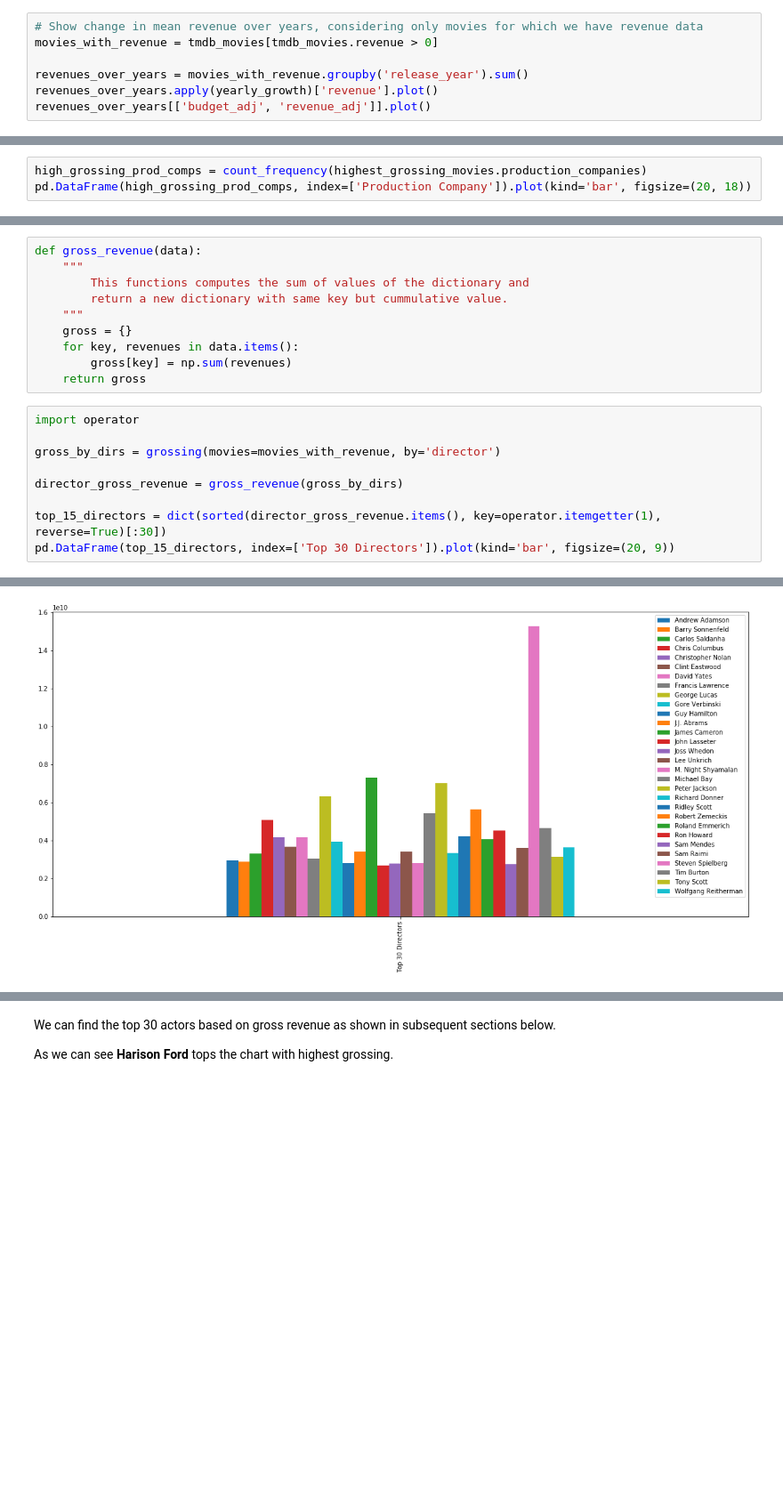
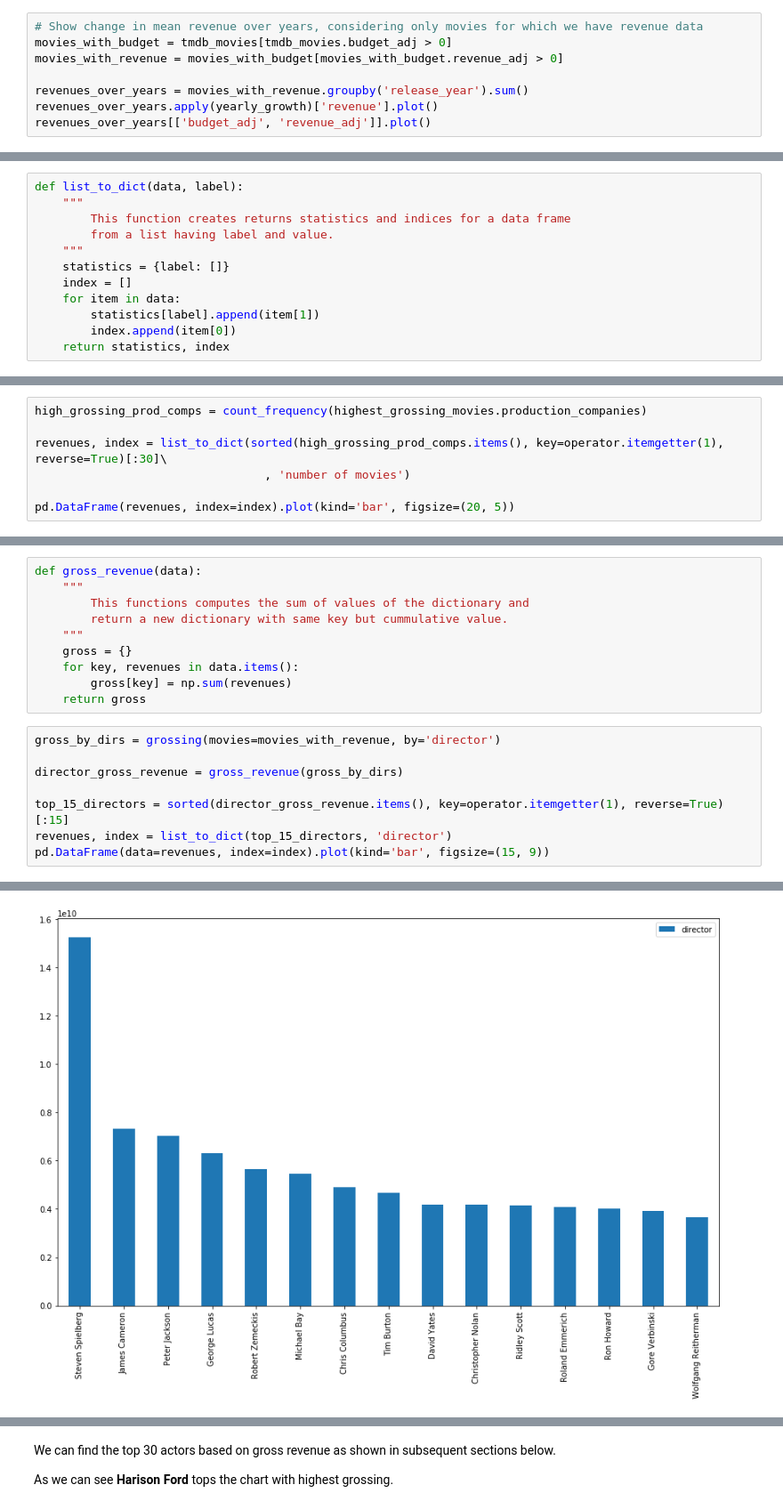
Before and after one commit to vikashvverma/machine-learning, a Jupyter notebook: mlfoundation/istat/project/investigate-a-dataset-template.ipynb, the cells around one changed output, grey strips where cells are left out. Shown at 89% size. Saved outputs shown, nothing was run; the diff lists cells and outputs as text; blank space fills up the shorter version.

```diff
--- a/mlfoundation/istat/project/investigate-a-dataset-template.ipynb
+++ b/mlfoundation/istat/project/investigate-a-dataset-template.ipynb
@@ -102,7 +104,8 @@ def yearly_growth(mean_revenue):
     return mean_revenue - mean_revenue.shift(1).fillna(0)
 # %%
 # Show change in mean revenue over years, considering only movies for which we have revenue data
-movies_with_revenue = tmdb_movies[tmdb_movies.revenue > 0]
+movies_with_budget = tmdb_movies[tmdb_movies.budget_adj > 0]
+movies_with_revenue = movies_with_budget[movies_with_budget.revenue_adj > 0]
 
 revenues_over_years = movies_with_revenue.groupby('release_year').sum()
 revenues_over_years.apply(yearly_growth)['revenue'].plot()
@@ -224,4 +236,16 @@ highest_grossing_movies.vote_average.hist()
 [figure]
 # %% [markdown]
 #### Directors of highest grossing movies
+# %%
+def list_to_dict(data, label):
+    """
+        This function creates returns statistics and indices for a data frame
+        from a list having label and value.
+    """
+    statistics = {label: []}
+    index = []
+    for item in data:
+        statistics[label].append(item[1])
+        index.append(item[0])
+    return statistics, index
 # %%
@@ -242,6 +273,10 @@ pd.DataFrame(high_grossing_cast, index=['Cast']).plot(kind='bar', figsize=(20, 1
 #### Production companies of highest grossing movies
 # %%
 high_grossing_prod_comps = count_frequency(highest_grossing_movies.production_companies)
-pd.DataFrame(high_grossing_prod_comps, index=['Production Company']).plot(kind='bar', figsize=(20, 18))
+
+revenues, index = list_to_dict(sorted(high_grossing_prod_comps.items(), key=operator.itemgetter(1), reverse=True)[:30]\
+                                 , 'number of movies')
+
+pd.DataFrame(revenues, index=index).plot(kind='bar', figsize=(20, 5))
 # %% [output]
 <matplotlib.axes._subplots.AxesSubplot at 0x...>
@@ -276,15 +313,14 @@ def gross_revenue(data):
         gross[key] = np.sum(revenues)
     return gross
 # %%
-import operator
-
 gross_by_dirs = grossing(movies=movies_with_revenue, by='director')
 
 director_gross_revenue = gross_revenue(gross_by_dirs)
 
-top_15_directors = dict(sorted(director_gross_revenue.items(), key=operator.itemgetter(1), reverse=True)[:30])
-pd.DataFrame(top_15_directors, index=['Top 30 Directors']).plot(kind='bar', figsize=(20, 9))
+top_15_directors = sorted(director_gross_revenue.items(), key=operator.itemgetter(1), reverse=True)[:15]
+revenues, index = list_to_dict(top_15_directors, 'director')
+pd.DataFrame(data=revenues, index=index).plot(kind='bar', figsize=(15, 9))
 # %% [output]
 <matplotlib.axes._subplots.AxesSubplot at 0x...>
-[figure, old version]
+[figure, new version]
 # %% [markdown]
```
Also changed, not shown: parts of 12 cells of this notebook, 2 other files.
